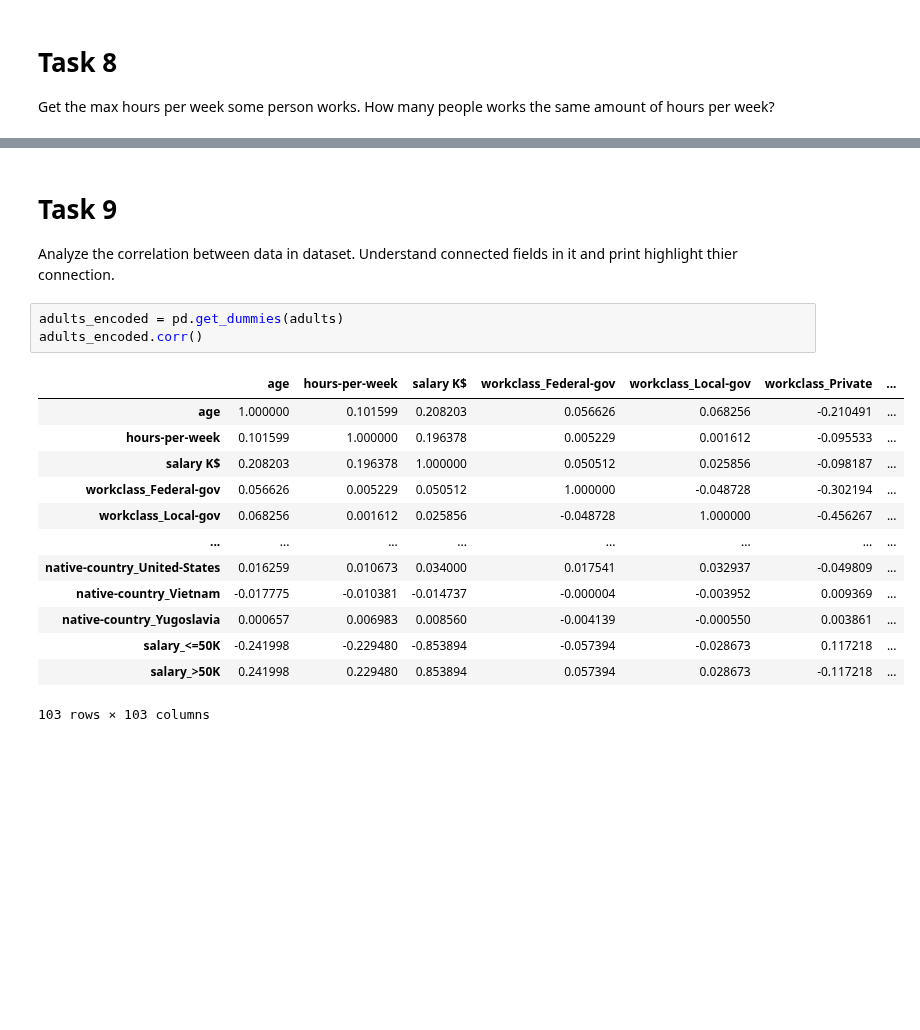
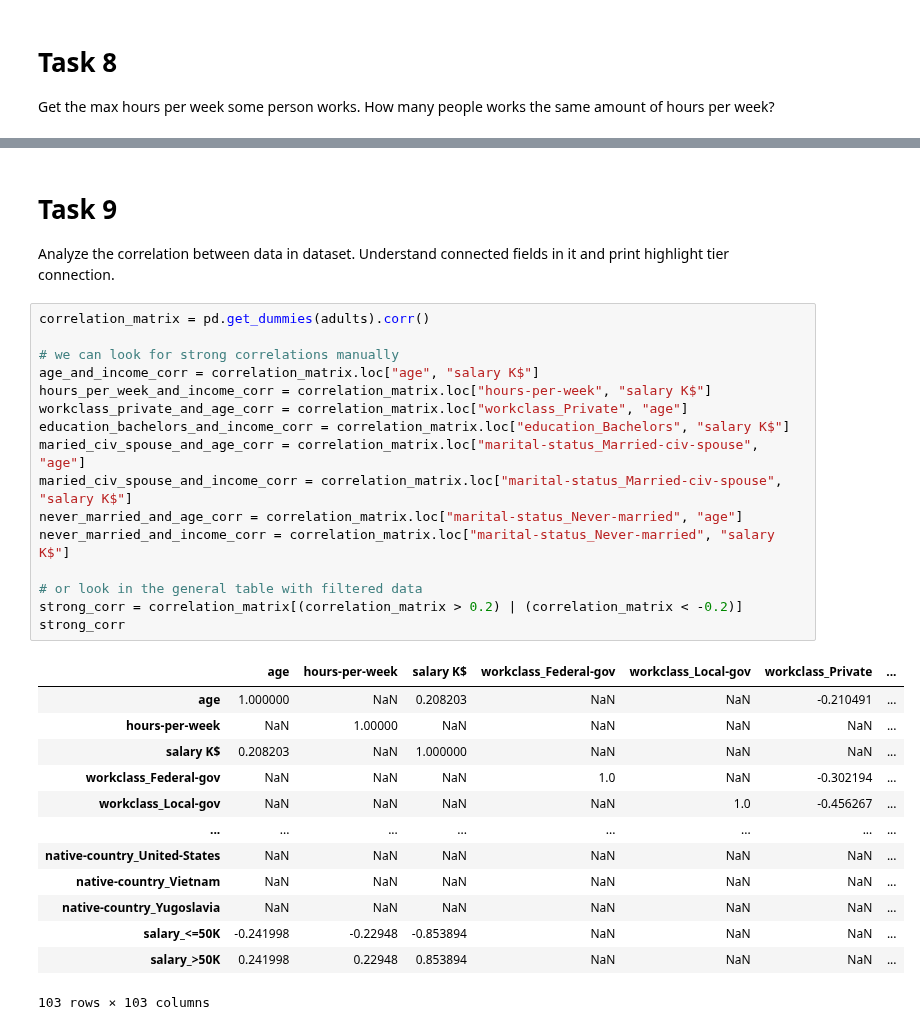
Before and after one commit to mate-academy/py-adult-data-analysis, a Jupyter notebook: app/main.ipynb, the cells around one changed output, grey strips where cells are left out. Saved outputs shown, nothing was run; the diff lists cells and outputs as text; blank space fills up the shorter version.

```diff
--- a/app/main.ipynb
+++ b/app/main.ipynb
@@ -154,20 +133,33 @@ Length: 94, dtype: int64
 # %% [markdown]
 # Task 9
-Analyze the correlation between data in dataset. Understand connected fields in it and print highlight thier connection.
+Analyze the correlation between data in dataset. Understand connected fields in it and print highlight tier connection.
-# %%
-adults_encoded = pd.get_dummies(adults)
-adults_encoded.corr()
-# %% [output]
-|  | age | hours-per-week | salary K$ | workclass_Federal-gov | workclass_Local-gov | workclass_Private | ... |
-| age | 1.000000 | 0.101599 | 0.208203 | 0.056626 | 0.068256 | -0.210491 | ... |
-| hours-per-week | 0.101599 | 1.000000 | 0.196378 | 0.005229 | 0.001612 | -0.095533 | ... |
-| salary K$ | 0.208203 | 0.196378 | 1.000000 | 0.050512 | 0.025856 | -0.098187 | ... |
-| workclass_Federal-gov | 0.056626 | 0.005229 | 0.050512 | 1.000000 | -0.048728 | -0.302194 | ... |
-| workclass_Local-gov | 0.068256 | 0.001612 | 0.025856 | -0.048728 | 1.000000 | -0.456267 | ... |
-| ... | ... | ... | ... | ... | ... | ... | ... |
-| native-country_United-States | 0.016259 | 0.010673 | 0.034000 | 0.017541 | 0.032937 | -0.049809 | ... |
-| native-country_Vietnam | -0.017775 | -0.010381 | -0.014737 | -0.000004 | -0.003952 | 0.009369 | ... |
-| native-country_Yugoslavia | 0.000657 | 0.006983 | 0.008560 | -0.004139 | -0.000550 | 0.003861 | ... |
-| salary_<=50K | -0.241998 | -0.229480 | -0.853894 | -0.057394 | -0.028673 | 0.117218 | ... |
-| salary_>50K | 0.241998 | 0.229480 | 0.853894 | 0.057394 | 0.028673 | -0.117218 | ... |
-103 rows × 103 columns
+# %%
+correlation_matrix = pd.get_dummies(adults).corr()
+
+# we can look for strong correlations manually
+age_and_income_corr = correlation_matrix.loc["age", "salary K$"]
+hours_per_week_and_income_corr = correlation_matrix.loc["hours-per-week", "salary K$"]
+workclass_private_and_age_corr = correlation_matrix.loc["workclass_Private", "age"]
+education_bachelors_and_income_corr = correlation_matrix.loc["education_Bachelors", "salary K$"]
+maried_civ_spouse_and_age_corr = correlation_matrix.loc["marital-status_Married-civ-spouse", "age"]
+maried_civ_spouse_and_income_corr = correlation_matrix.loc["marital-status_Married-civ-spouse", "salary K$"]
+never_married_and_age_corr = correlation_matrix.loc["marital-status_Never-married", "age"]
+never_married_and_income_corr = correlation_matrix.loc["marital-status_Never-married", "salary K$"]
+
+# or look in the general table with filtered data
+strong_corr = correlation_matrix[(correlation_matrix > 0.2) | (correlation_matrix < -0.2)]
+strong_corr
+# %% [output]
+|  | age | hours-per-week | salary K$ | workclass_Federal-gov | workclass_Local-gov | workclass_Private | ... |
+| age | 1.000000 | NaN | 0.208203 | NaN | NaN | -0.210491 | ... |
+| hours-per-week | NaN | 1.00000 | NaN | NaN | NaN | NaN | ... |
+| salary K$ | 0.208203 | NaN | 1.000000 | NaN | NaN | NaN | ... |
+| workclass_Federal-gov | NaN | NaN | NaN | 1.0 | NaN | -0.302194 | ... |
+| workclass_Local-gov | NaN | NaN | NaN | NaN | 1.0 | -0.456267 | ... |
+| ... | ... | ... | ... | ... | ... | ... | ... |
+| native-country_United-States | NaN | NaN | NaN | NaN | NaN | NaN | ... |
+| native-country_Vietnam | NaN | NaN | NaN | NaN | NaN | NaN | ... |
+| native-country_Yugoslavia | NaN | NaN | NaN | NaN | NaN | NaN | ... |
+| salary_<=50K | -0.241998 | -0.22948 | -0.853894 | NaN | NaN | NaN | ... |
+| salary_>50K | 0.241998 | 0.22948 | 0.853894 | NaN | NaN | NaN | ... |
+103 rows × 103 columns
```
Also changed, not shown: parts of 5 cells of this notebook.
